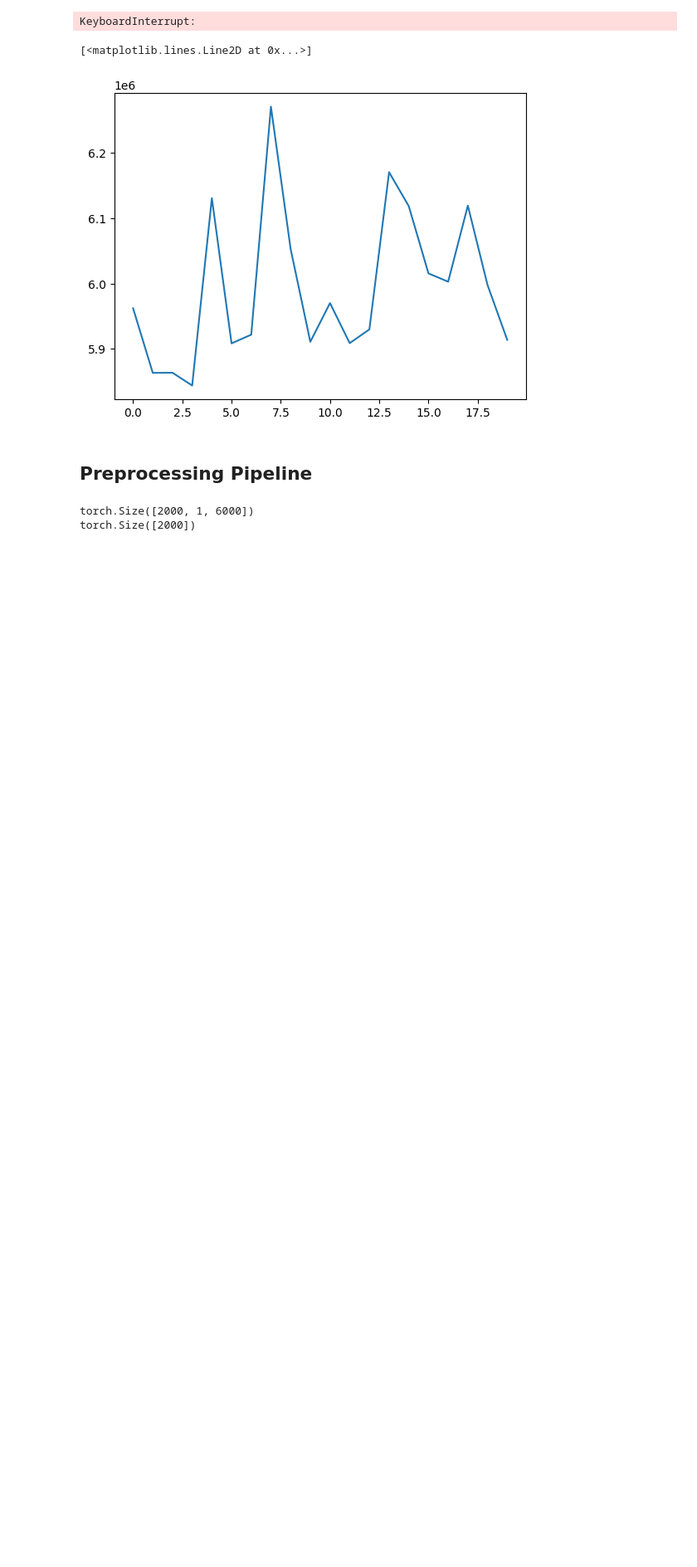
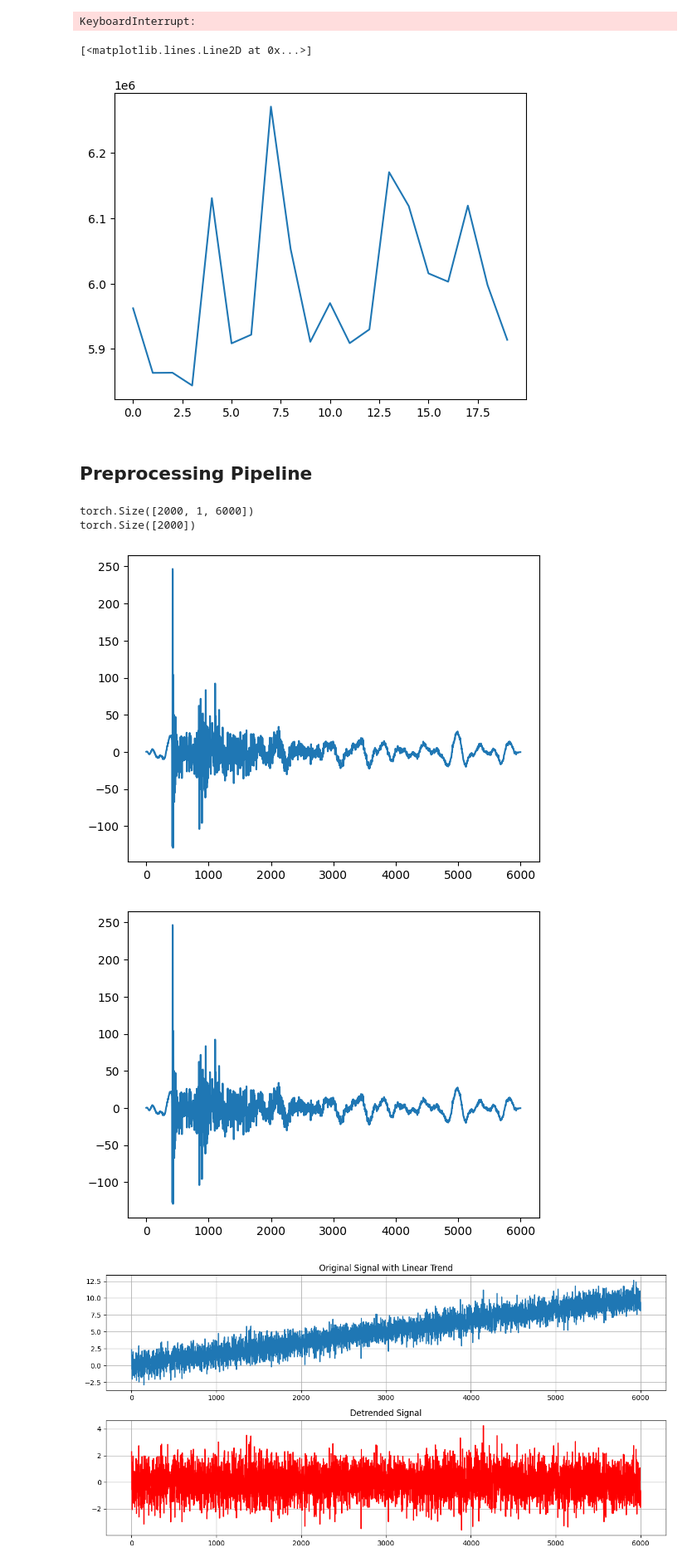
Before and after one commit to kerimoglutolga/earthquake-monitoring, a Jupyter notebook: notebooks/EQTransformerTesting.ipynb, the cells around one changed output. Shown at 83% size. Cells and saved outputs as stored; diff of their text form; code cells hidden in the pictures; blank space fills up the shorter version.

```diff
--- a/notebooks/EQTransformerTesting.ipynb
+++ b/notebooks/EQTransformerTesting.ipynb
@@ -1551,33 +1551,57 @@ def remove_linear_trend(wave_tensor):
 
     Parameters:
     - wave_tensor: A torch tensor of shape [num_samples, num_channels, signal_length]
 
     Returns:
     - detrended_tensor: A torch tensor of the same shape as wave_tensor, but with the linear trend removed.
     """
 
     num_samples, num_channels, signal_length = wave_tensor.shape
     time = torch.arange(signal_length).float().unsqueeze(0).unsqueeze(0)
     time = time.repeat(num_samples, num_channels, 1)
 
     # Calculate the mean of the signals and the time indices
     mean_signal = wave_tensor.mean(dim=2, keepdim=True)
     mean_time = time.mean(dim=2, keepdim=True)
 
     # Compute the least squares solution for the slope (and y-intercept)
     numerator = (time - mean_time) * (wave_tensor - mean_signal)
     denominator = (time - mean_time) ** 2
     slope = (numerator.sum(dim=2, keepdim=True) / denominator.sum(dim=2, keepdim=True))
 
     # Calculate the linear trend for each signal
     linear_trend = slope * (time - mean_time) + mean_signal
 
     # Subtract the linear trend to detrend the signals
     detrended_tensor = wave_tensor - linear_trend
 
     return detrended_tensor
 
-wave_linear = remove_linear_trend(wave_tensor_eq[:,2:3,:)
+wave_linear = remove_linear_trend(wave_tensor_eq[:,2:3,:])
 
-plt.plot(wave_linear[1,0,:])
-plt.plot(wave_linear[1,0,:])
+
+def test_remove_linear_trend():
+    # Generate dummy data to test the function
+    wave_tensor_eq_dummy = torch.randn(2000, 1, 6000) + torch.linspace(0, 10, 6000)
+
+    # Apply the detrending function
+    detrended_data = remove_linear_trend(wave_tensor_eq_dummy)
+
+    # Plotting the original and detrended data for a sample signal
+    plt.figure(figsize=(12, 6))
+    plt.subplot(2, 1, 1)
+    plt.plot(wave_tensor_eq_dummy[0, 0].numpy(), label="Original Signal")
+    plt.title("Original Signal with Linear Trend")
+    plt.grid(True)
+
+    plt.subplot(2, 1, 2)
+    plt.plot(detrended_data[0, 0].numpy(), label="Detrended Signal", color="red")
+    plt.title("Detrended Signal")
+    plt.grid(True)
+
+    plt.tight_layout()
+    plt.show()
+# %% [output]
+[figure, added]
+[figure, added]
+[figure, added]
```
